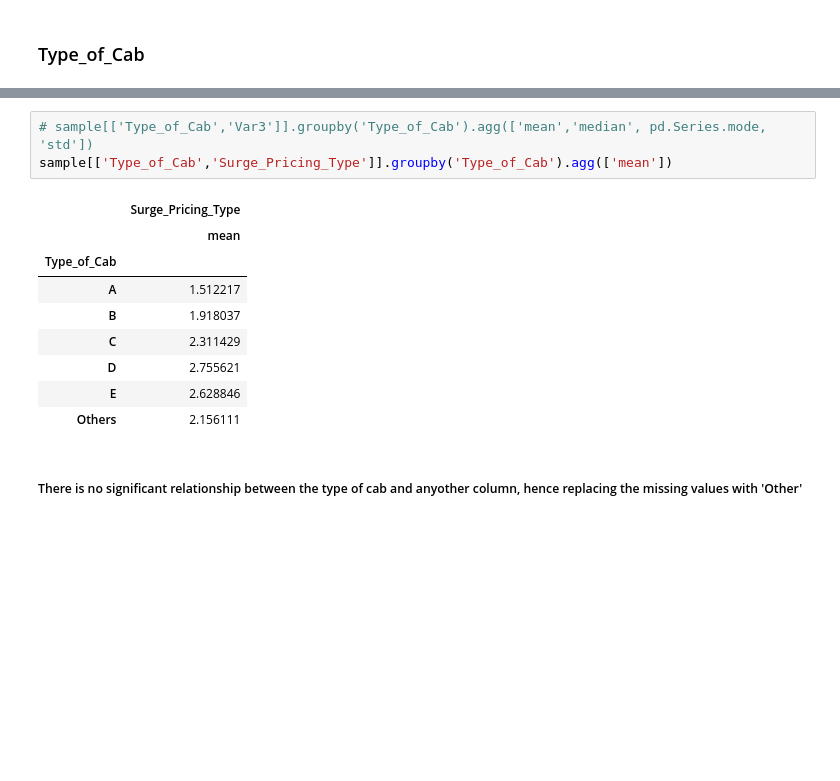
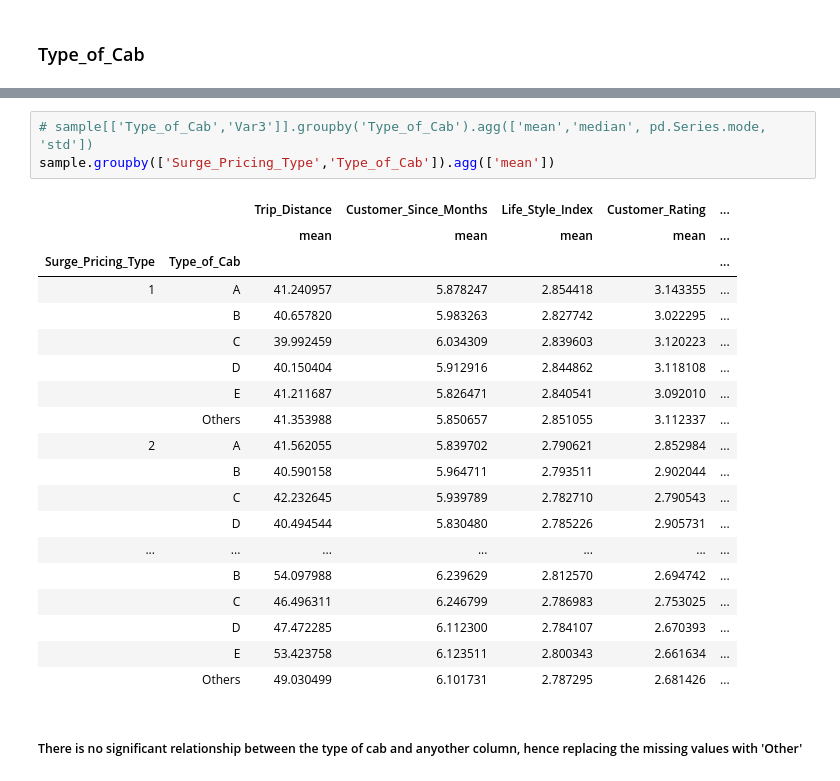
Before and after one commit to jai2shan/Analytics-Vidhya-Competitions, a Jupyter notebook: AV - MobilityAnalytics/Data Exploration.ipynb, the cells around one changed output, grey strips where cells are left out. Saved outputs shown, nothing was run; the diff lists cells and outputs as text; blank space fills up the shorter version.

```diff
--- a/AV - MobilityAnalytics/Data Exploration.ipynb
+++ b/AV - MobilityAnalytics/Data Exploration.ipynb
@@ -80,16 +85,26 @@ Name: Type_of_Cab, dtype: int64
 # %%
 # sample[['Type_of_Cab','Var3']].groupby('Type_of_Cab').agg(['mean','median', pd.Series.mode, 'std'])
-sample[['Type_of_Cab','Surge_Pricing_Type']].groupby('Type_of_Cab').agg(['mean'])
+sample.groupby(['Surge_Pricing_Type','Type_of_Cab']).agg(['mean'])
 # %% [output]
-|  | Surge_Pricing_Type |
-|  | mean |
-| Type_of_Cab |  |
-| A | 1.512217 |
-| B | 1.918037 |
-| C | 2.311429 |
-| D | 2.755621 |
-| E | 2.628846 |
-| Others | 2.156111 |
+|  |  | Trip_Distance | Customer_Since_Months | Life_Style_Index | Customer_Rating | ... |
+|  |  | mean | mean | mean | mean | ... |
+| Surge_Pricing_Type | Type_of_Cab |  |  |  |  | ... |
+| 1 | A | 41.240957 | 5.878247 | 2.854418 | 3.143355 | ... |
+|  | B | 40.657820 | 5.983263 | 2.827742 | 3.022295 | ... |
+|  | C | 39.992459 | 6.034309 | 2.839603 | 3.120223 | ... |
+|  | D | 40.150404 | 5.912916 | 2.844862 | 3.118108 | ... |
+|  | E | 41.211687 | 5.826471 | 2.840541 | 3.092010 | ... |
+|  | Others | 41.353988 | 5.850657 | 2.851055 | 3.112337 | ... |
+| 2 | A | 41.562055 | 5.839702 | 2.790621 | 2.852984 | ... |
+|  | B | 40.590158 | 5.964711 | 2.793511 | 2.902044 | ... |
+|  | C | 42.232645 | 5.939789 | 2.782710 | 2.790543 | ... |
+|  | D | 40.494544 | 5.830480 | 2.785226 | 2.905731 | ... |
+| ... | ... | ... | ... | ... | ... | ... |
+|  | B | 54.097988 | 6.239629 | 2.812570 | 2.694742 | ... |
+|  | C | 46.496311 | 6.246799 | 2.786983 | 2.753025 | ... |
+|  | D | 47.472285 | 6.112300 | 2.784107 | 2.670393 | ... |
+|  | E | 53.423758 | 6.123511 | 2.800343 | 2.661634 | ... |
+|  | Others | 49.030499 | 6.101731 | 2.787295 | 2.681426 | ... |
 # %% [markdown]
 ##### There is no significant relationship between the type of cab and anyother column, hence replacing the missing values with 'Other'
 # %%
```
Also changed, not shown: parts of 2 cells of this notebook, 1 other file.
